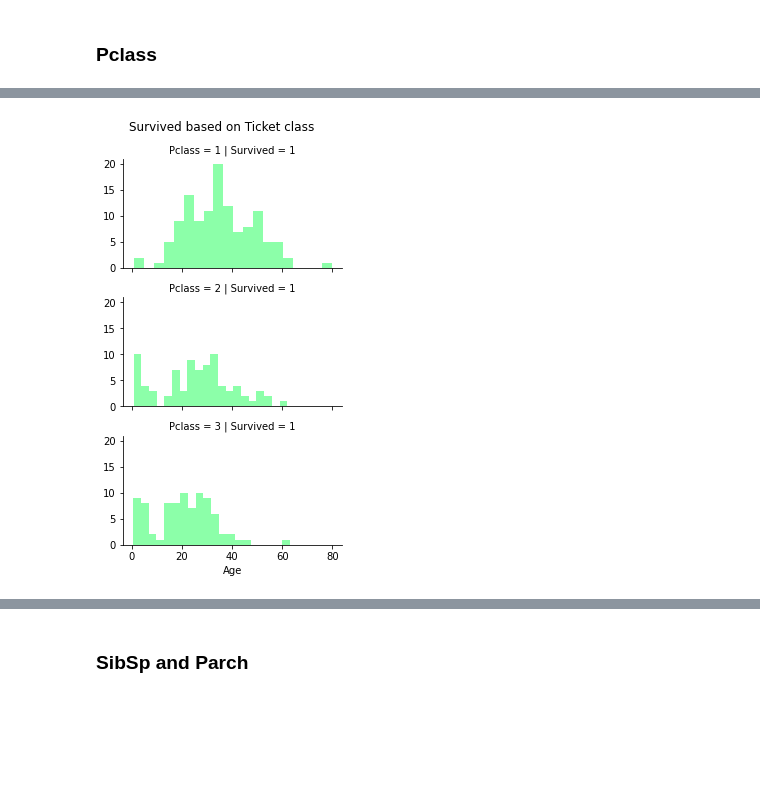
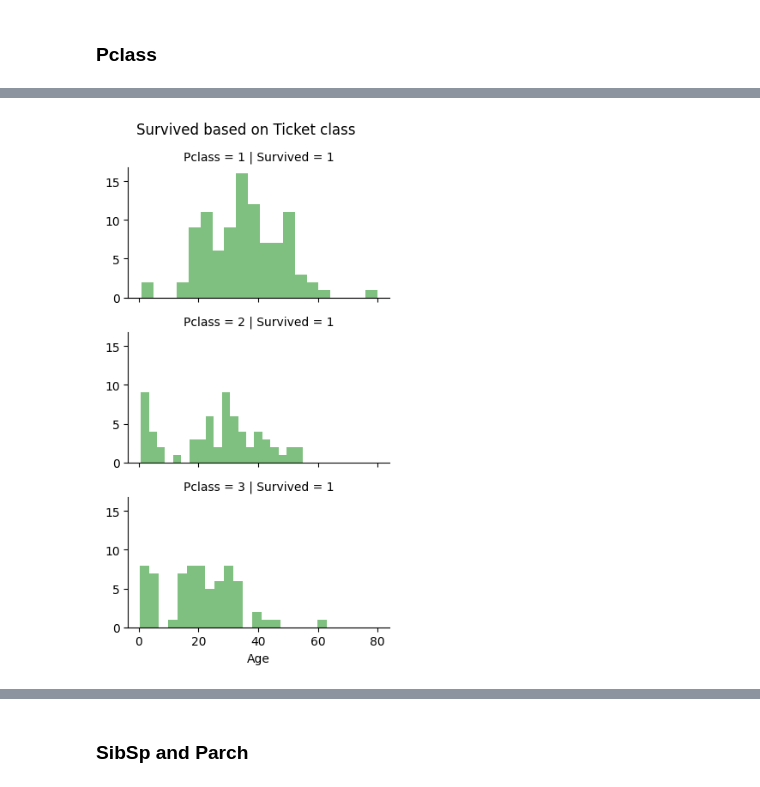
Before and after one commit to nishantnayar/Titanic, a Jupyter notebook: Titanic.ipynb, the cells around one changed output, grey strips where cells are left out. Cells and saved outputs as stored; diff of their text form; code cells hidden in the pictures; blank space fills up the shorter version.

```diff
--- a/Titanic.ipynb
+++ b/Titanic.ipynb
@@ -85,8 +82,8 @@ c = lambda x: enmax_palette[color_codes_wanted.index(x)]
 # %% [markdown]
 We will be first loading the data from Kaggle competiton website.
 # %%
-test_df = pd.read_csv("test.csv")
-train_df = pd.read_csv("train.csv")
+test_df = pd.read_csv('./data/test.csv')
+train_df = pd.read_csv('./data/train.csv')
 # %%
 train = int(round(len(train_df) / (len(train_df) + len(test_df)), 2) * 100)
 test = int(round(len(test_df) / (len(train_df) + len(test_df)), 2) * 100)
@@ -259,10 +256,10 @@ fig.savefig('./img/Sex-Ticket.png', transparent=True)
 # %%
-grid = sns.FacetGrid(train_df[train_df['Survived']==1], col='Survived', row='Pclass', size=2.2, aspect=1.6)
-grid.map(plt.hist, 'Age', alpha=.5, bins=20, color=c("green"))
+grid = sns.FacetGrid(train_df[train_df['Survived']==1], col='Survived', row='Pclass', height=2.2, aspect=1.6)
+grid.map(plt.hist, 'Age', alpha=.5, bins=20, color="green")
 grid.add_legend();
 grid.fig.subplots_adjust(top=0.9)
 grid.fig.suptitle('Survived based on Ticket class')
 fig.savefig('./img/survivedfactegrid.png', transparent=True)
 # %% [output]
-[figure, old version]
+[figure, new version]
 # %%
```
Also changed, not shown: parts of 39 cells of this notebook, 29 other files.
